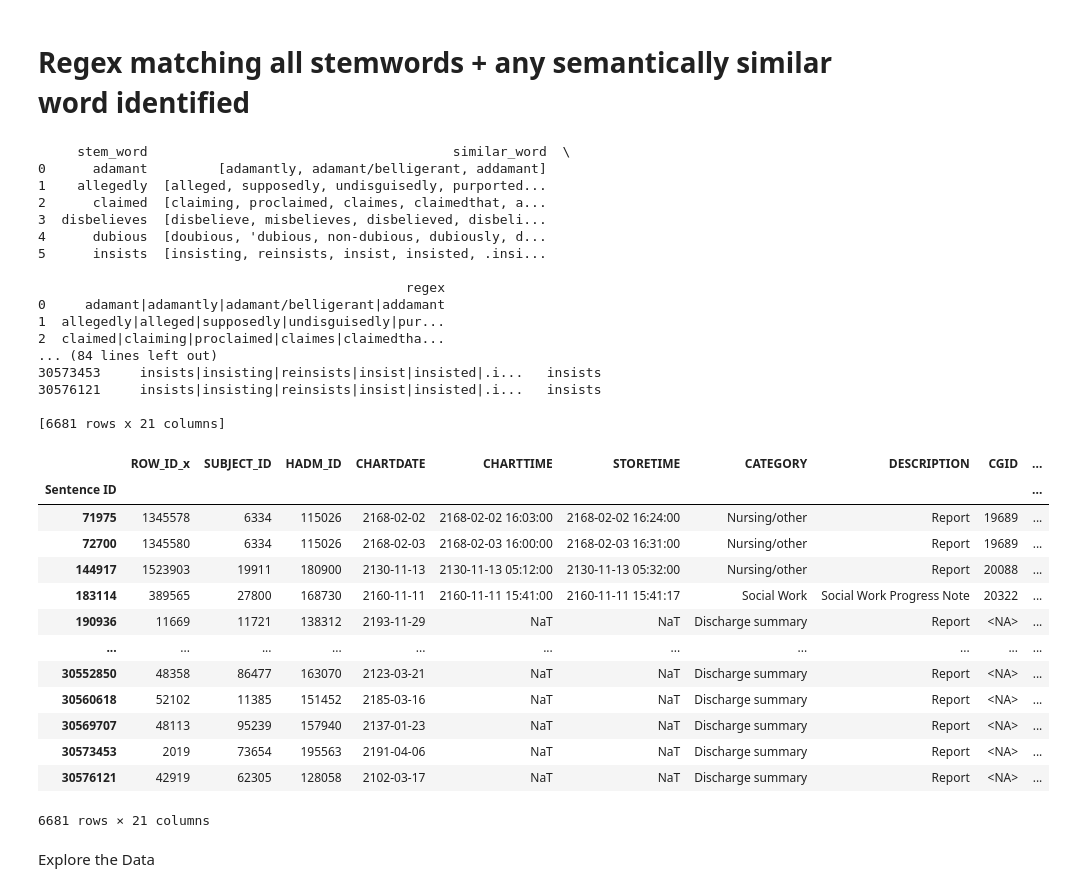
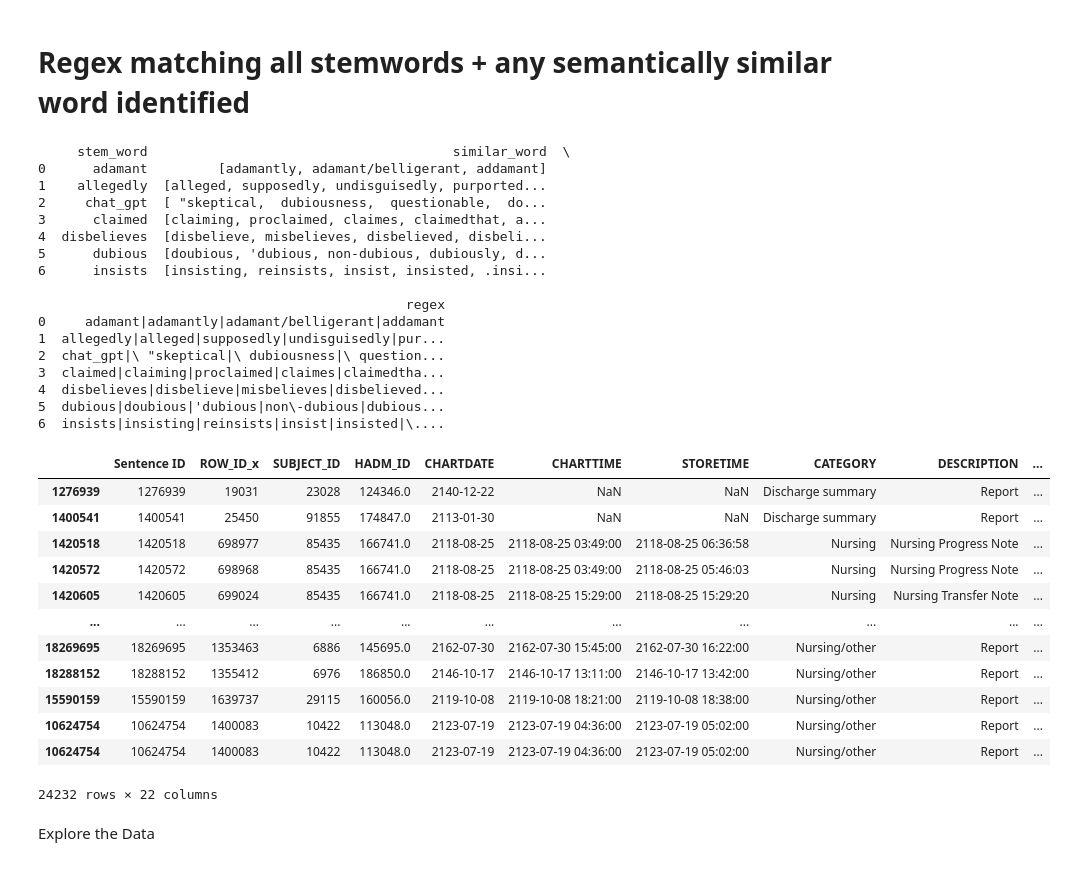
Before and after one commit to drew-walkerr/Diss_Detecting_Provider_Bias, a Jupyter notebook: doubt_markers_regex.ipynb, the cells around one changed output. Drawn from its saved outputs; the diff is of its cells as text; code cells hidden in the pictures.

Commit message:
edited regex match to show matched term, need to finalize sampling (cocode, IR-test, full samples)

```diff
--- a/doubt_markers_regex.ipynb
+++ b/doubt_markers_regex.ipynb
@@ -169,74 +171,80 @@ See the caveats in the documentation: https://pandas.pydata.org/pandas-docs/stab
   full_dataframe["Sentence"] = full_dataframe["TEXT"].apply(lambda x: [sent.text for sent in nlp(x).sents])
 # %% [markdown]
 # Regex matching all stemwords + any semantically similar word identified
+# %%
+# Read in sentence tokenized MIMIC-III
+
+full_dataframe = pd.read_csv("/content/gdrive/MyDrive/Diss_Detecting_Provider_Bias/mimic_iii_sentence_tokenized.csv")
 # %%
 
 
-doubt_word_list = pd.read_csv("doubt_word_list_round_2.csv")
+doubt_word_list = pd.read_csv("doubt_marker_list_round_3_gpt.csv")
 
 
 # Create regex which is each stem word + all similar_words identified in the word embeddings step, which will be used to search the charts
 def group_and_create_regex(dataframe):
     grouped_data = dataframe.groupby('stem_word')['similar_word'].apply(list).reset_index()
-    grouped_data['regex'] = grouped_data.apply(lambda row: '|'.join([row['stem_word']] + row['similar_word']), axis=1)
+    grouped_data['regex'] = grouped_data.apply(lambda row: '|'.join([re.escape(row['stem_word'])] + [re.escape(word) for word in row['similar_word']]), axis=1)
     return grouped_data
 
 grouped_data = group_and_create_regex(doubt_word_list)
 print(grouped_data)
 
 # Create function that takes regex from each row and searches the charts
-def identify_matching_strings(full_dataframe, doubt_word_list):
+
+def identify_matching_strings(full_dataframe, grouped_data):
     matching_dataframes = []
 
-    for index, row in doubt_word_list.iterrows():
+    for index, row in grouped_data.iterrows():
         regex = row['regex']
-        stem_word = row['stem_word']
-        matches = full_dataframe.loc[full_dataframe['Sentence'].str.contains(regex, flags=re.IGNORECASE)].copy()
-        matches['regex'] = regex
-        matches['stem_word'] = stem_word
-        matching_dataframes.append(matches)
+        terms = row['similar_word']
+        for term in terms:
+            term = re.escape(term)
+            matches = full_dataframe.loc[full_dataframe['Sentence'].str.contains(term, flags=re.IGNORECASE, na=False)].copy()
+            matches['regex'] = regex
+            matches['matched_term'] = term  # Add the matched term as a new column
+            matching_dataframes.append(matches)
 
     if matching_dataframes:
         return pd.concat(matching_dataframes, axis=0)
     else:
         return pd.DataFrame()
 
 
+
 result = identify_matching_strings(full_dataframe, grouped_data)
-print(result)
 result
 # %% [output]
      stem_word                                       similar_word  \
 0      adamant         [adamantly, adamant/belligerant, addamant]
 1    allegedly  [alleged, supposedly, undisguisedly, purported...
-2      claimed  [claiming, proclaimed, claimes, claimedthat, a...
-3  disbelieves  [disbelieve, misbelieves, disbelieved, disbeli...
-4      dubious  [doubious, 'dubious, non-dubious, dubiously, d...
-5      insists  [insisting, reinsists, insist, insisted, .insi...
+2     chat_gpt  [ "skeptical,  dubiousness,  questionable,  do...
+3      claimed  [claiming, proclaimed, claimes, claimedthat, a...
+4  disbelieves  [disbelieve, misbelieves, disbelieved, disbeli...
+5      dubious  [doubious, 'dubious, non-dubious, dubiously, d...
+6      insists  [insisting, reinsists, insist, insisted, .insi...
 
                                                regex
 0     adamant|adamantly|adamant/belligerant|addamant
 1  allegedly|alleged|supposedly|undisguisedly|pur...
-2  claimed|claiming|proclaimed|claimes|claimedtha...
-... (84 lines left out)
-30573453     insists|insisting|reinsists|insist|insisted|.i...   insists
-30576121     insists|insisting|reinsists|insist|insisted|.i...   insists
-
-[6681 rows x 21 columns]
+2  chat_gpt|\ "skeptical|\ dubiousness|\ question...
+3  claimed|claiming|proclaimed|claimes|claimedtha...
+4  disbelieves|disbelieve|misbelieves|disbelieved...
+5  dubious|doubious|'dubious|non\-dubious|dubious...
+6  insists|insisting|reinsists|insist|insisted|\....
-|  | ROW_ID_x | SUBJECT_ID | HADM_ID | CHARTDATE | CHARTTIME | STORETIME | CATEGORY | DESCRIPTION | CGID | ... |
-| Sentence ID |  |  |  |  |  |  |  |  |  | ... |
-| 71975 | 1345578 | 6334 | 115026 | 2168-02-02 | 2168-02-02 16:03:00 | 2168-02-02 16:24:00 | Nursing/other | Report | 19689 | ... |
-| 72700 | 1345580 | 6334 | 115026 | 2168-02-03 | 2168-02-03 16:00:00 | 2168-02-03 16:31:00 | Nursing/other | Report | 19689 | ... |
-| 144917 | 1523903 | 19911 | 180900 | 2130-11-13 | 2130-11-13 05:12:00 | 2130-11-13 05:32:00 | Nursing/other | Report | 20088 | ... |
-| 183114 | 389565 | 27800 | 168730 | 2160-11-11 | 2160-11-11 15:41:00 | 2160-11-11 15:41:17 | Social Work | Social Work Progress Note | 20322 | ... |
-| 190936 | 11669 | 11721 | 138312 | 2193-11-29 | NaT | NaT | Discharge summary | Report | <NA> | ... |
+|  | Sentence ID | ROW_ID_x | SUBJECT_ID | HADM_ID | CHARTDATE | CHARTTIME | STORETIME | CATEGORY | DESCRIPTION | ... |
+| 1276939 | 1276939 | 19031 | 23028 | 124346.0 | 2140-12-22 | NaN | NaN | Discharge summary | Report | ... |
+| 1400541 | 1400541 | 25450 | 91855 | 174847.0 | 2113-01-30 | NaN | NaN | Discharge summary | Report | ... |
+| 1420518 | 1420518 | 698977 | 85435 | 166741.0 | 2118-08-25 | 2118-08-25 03:49:00 | 2118-08-25 06:36:58 | Nursing | Nursing Progress Note | ... |
+| 1420572 | 1420572 | 698968 | 85435 | 166741.0 | 2118-08-25 | 2118-08-25 03:49:00 | 2118-08-25 05:46:03 | Nursing | Nursing Progress Note | ... |
+| 1420605 | 1420605 | 699024 | 85435 | 166741.0 | 2118-08-25 | 2118-08-25 15:29:00 | 2118-08-25 15:29:20 | Nursing | Nursing Transfer Note | ... |
 | ... | ... | ... | ... | ... | ... | ... | ... | ... | ... | ... |
-| 30552850 | 48358 | 86477 | 163070 | 2123-03-21 | NaT | NaT | Discharge summary | Report | <NA> | ... |
-| 30560618 | 52102 | 11385 | 151452 | 2185-03-16 | NaT | NaT | Discharge summary | Report | <NA> | ... |
-| 30569707 | 48113 | 95239 | 157940 | 2137-01-23 | NaT | NaT | Discharge summary | Report | <NA> | ... |
-| 30573453 | 2019 | 73654 | 195563 | 2191-04-06 | NaT | NaT | Discharge summary | Report | <NA> | ... |
-| 30576121 | 42919 | 62305 | 128058 | 2102-03-17 | NaT | NaT | Discharge summary | Report | <NA> | ... |
+| 18269695 | 18269695 | 1353463 | 6886 | 145695.0 | 2162-07-30 | 2162-07-30 15:45:00 | 2162-07-30 16:22:00 | Nursing/other | Report | ... |
+| 18288152 | 18288152 | 1355412 | 6976 | 186850.0 | 2146-10-17 | 2146-10-17 13:11:00 | 2146-10-17 13:42:00 | Nursing/other | Report | ... |
+| 15590159 | 15590159 | 1639737 | 29115 | 160056.0 | 2119-10-08 | 2119-10-08 18:21:00 | 2119-10-08 18:38:00 | Nursing/other | Report | ... |
+| 10624754 | 10624754 | 1400083 | 10422 | 113048.0 | 2123-07-19 | 2123-07-19 04:36:00 | 2123-07-19 05:02:00 | Nursing/other | Report | ... |
+| 10624754 | 10624754 | 1400083 | 10422 | 113048.0 | 2123-07-19 | 2123-07-19 04:36:00 | 2123-07-19 05:02:00 | Nursing/other | Report | ... |
-6681 rows × 21 columns
+24232 rows × 22 columns
 # %%
 
 quoted_dataframe = result
```
Also changed, not shown: parts of 2 cells of this notebook.
